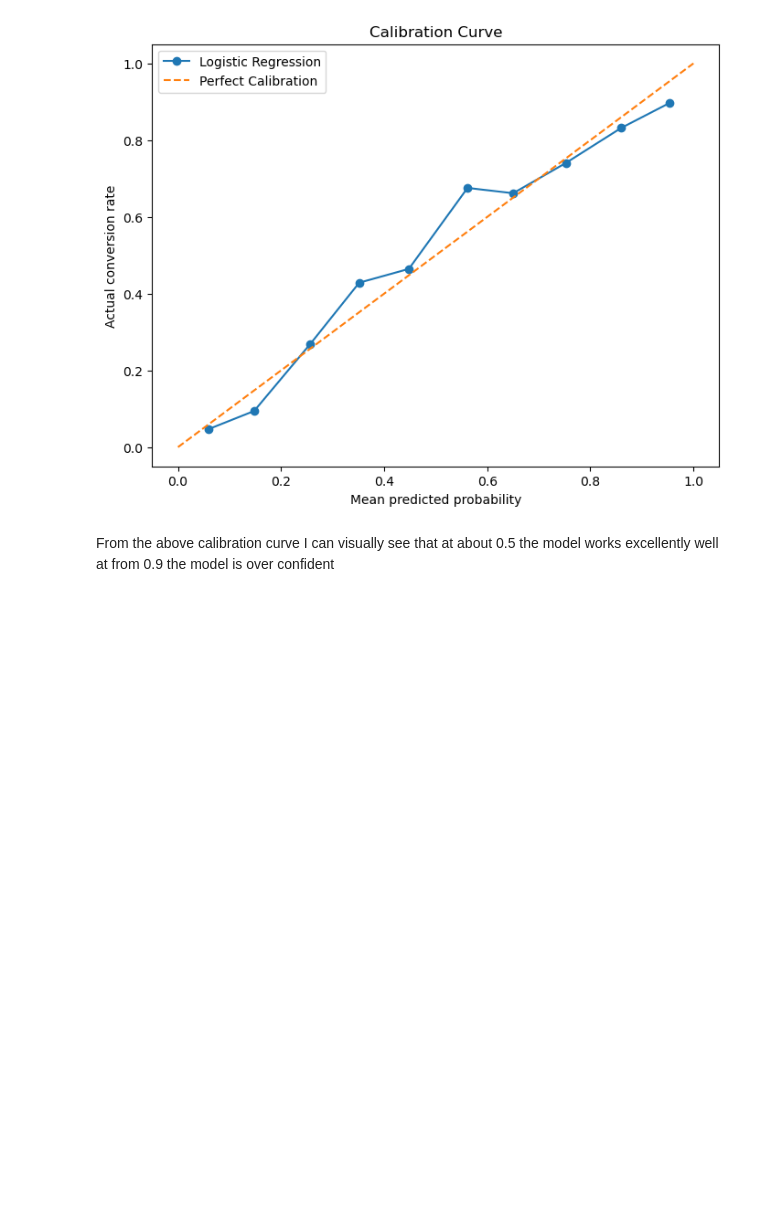
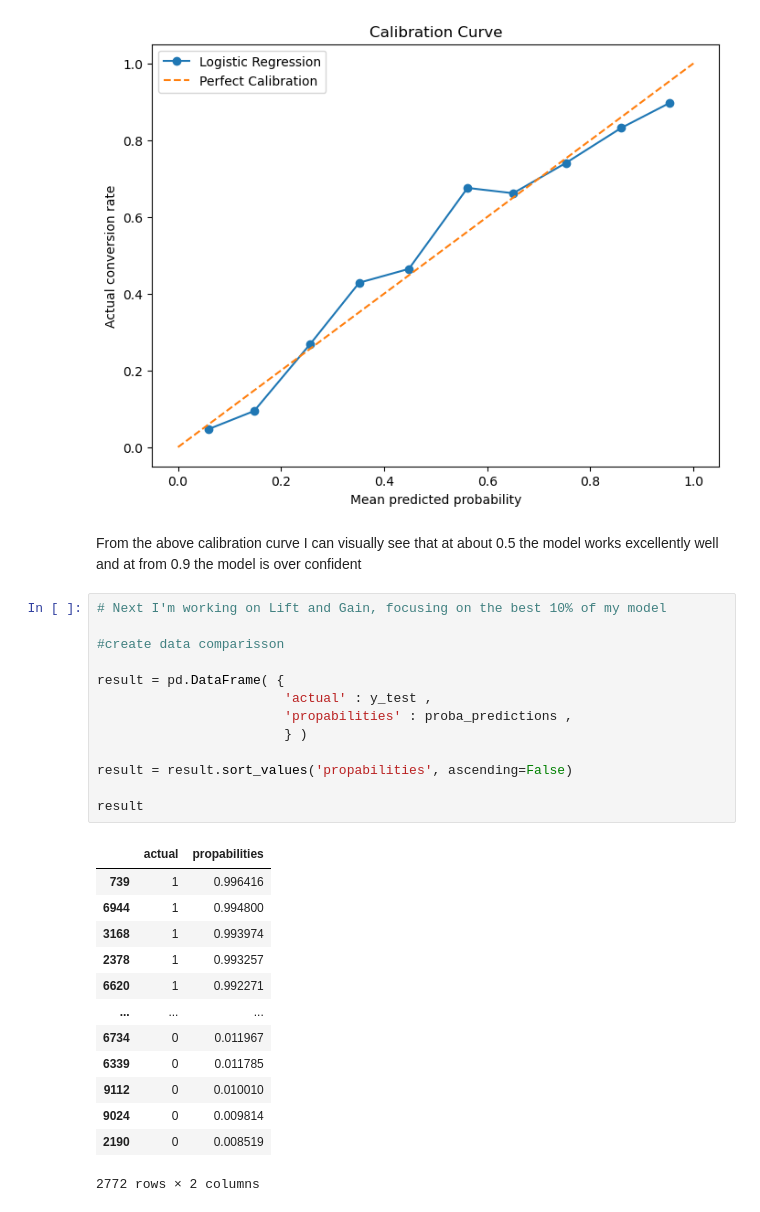
Before and after one commit to AyatiOgo/LEAD_SCORING_ML_PROJECT, a Jupyter notebook: LS.ipynb, the cells around one changed output. Cells and saved outputs as stored; diff of their text form; blank space fills up the shorter version.

```diff
--- a/LS.ipynb
+++ b/LS.ipynb
@@ -588,4 +588,31 @@ plt.show()
 # %% [output]
 [figure]
 # %% [markdown]
-From the above calibration curve I can visually see that at about 0.5 the model works excellently well at from 0.9 the model is over confident
+From the above calibration curve I can visually see that at about 0.5 the model works excellently well and at from 0.9 the model is over confident
+# %%
+# Next I'm working on Lift and Gain, focusing on the best 10% of my model
+
+#create data comparisson
+
+result = pd.DataFrame( {
+                        'actual' : y_test ,
+                        'propabilities' : proba_predictions ,
+                        } )
+
+result = result.sort_values('propabilities', ascending=False)
+
+result
+# %% [output]
+|  | actual | propabilities |
+| 739 | 1 | 0.996416 |
+| 6944 | 1 | 0.994800 |
+| 3168 | 1 | 0.993974 |
+| 2378 | 1 | 0.993257 |
+| 6620 | 1 | 0.992271 |
+| ... | ... | ... |
+| 6734 | 0 | 0.011967 |
+| 6339 | 0 | 0.011785 |
+| 9112 | 0 | 0.010010 |
+| 9024 | 0 | 0.009814 |
+| 2190 | 0 | 0.008519 |
+2772 rows × 2 columns
```
Also changed, not shown: parts of 2 cells of this notebook.
